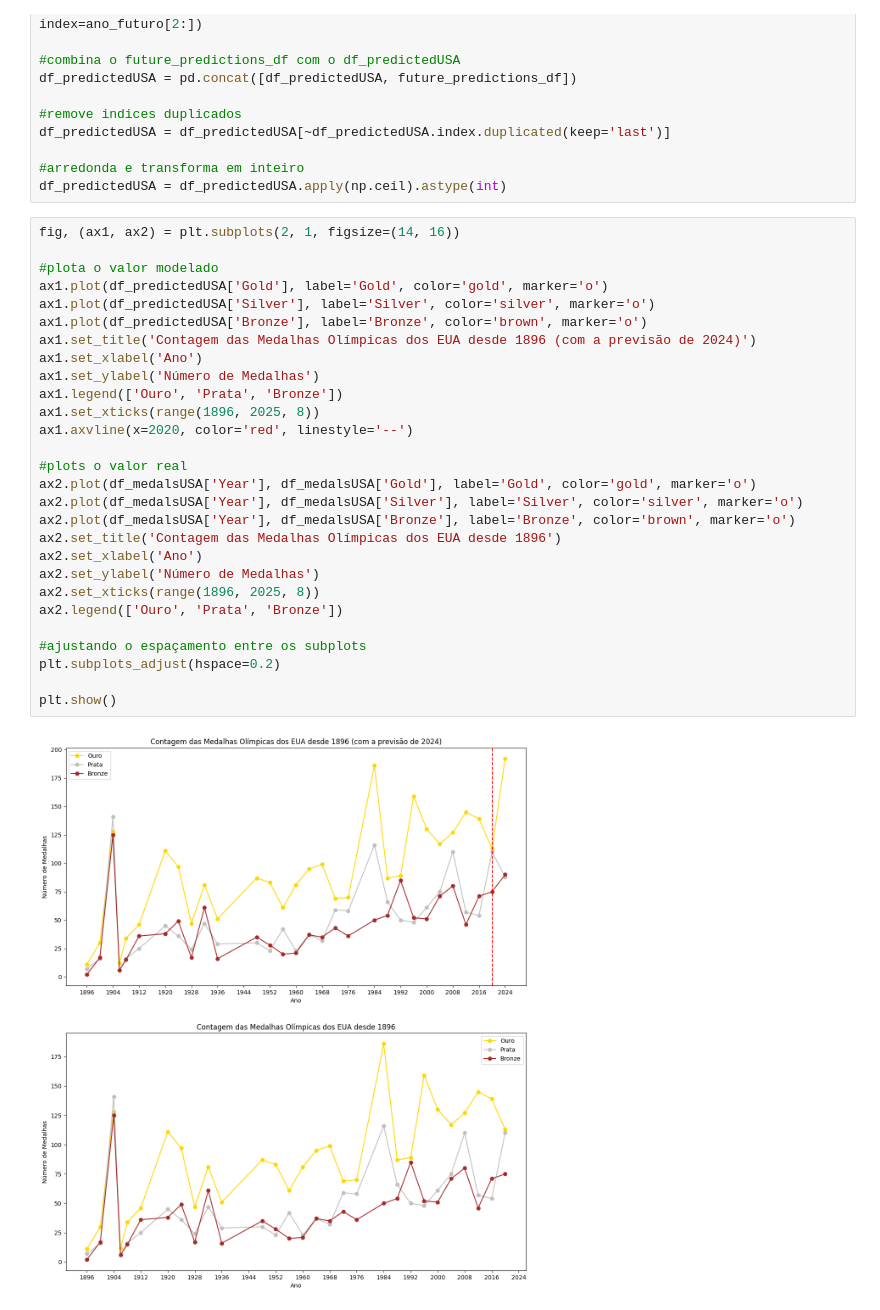
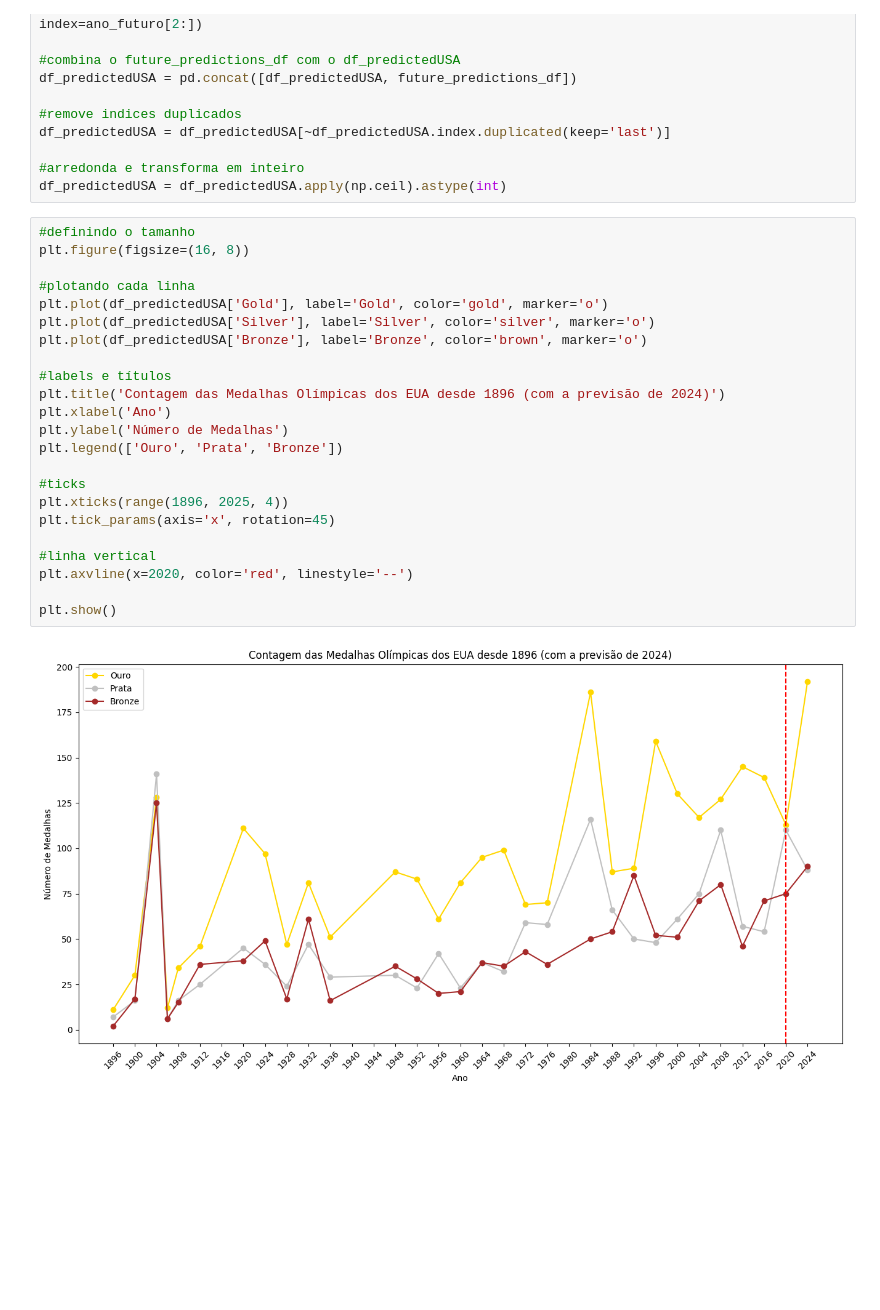
Before and after one commit to thiagonarcizo/formulacao-projetos, a Jupyter notebook: olimpiadas/tratamento.ipynb, the cells around one changed output. Saved outputs shown, nothing was run; the diff lists cells and outputs as text; blank space fills up the shorter version.

```diff
--- a/olimpiadas/tratamento.ipynb
+++ b/olimpiadas/tratamento.ipynb
@@ -514,32 +514,27 @@ df_predictedUSA = df_predictedUSA[~df_predictedUSA.index.duplicated(keep='last')
 #arredonda e transforma em inteiro
 df_predictedUSA = df_predictedUSA.apply(np.ceil).astype(int)
 # %%
-fig, (ax1, ax2) = plt.subplots(2, 1, figsize=(14, 16))
+#definindo o tamanho
+plt.figure(figsize=(16, 8))
 
-#plota o valor modelado
-ax1.plot(df_predictedUSA['Gold'], label='Gold', color='gold', marker='o')
-ax1.plot(df_predictedUSA['Silver'], label='Silver', color='silver', marker='o')
-ax1.plot(df_predictedUSA['Bronze'], label='Bronze', color='brown', marker='o')
-ax1.set_title('Contagem das Medalhas Olímpicas dos EUA desde 1896 (com a previsão de 2024)')
-ax1.set_xlabel('Ano')
-ax1.set_ylabel('Número de Medalhas')
-ax1.legend(['Ouro', 'Prata', 'Bronze'])
-ax1.set_xticks(range(1896, 2025, 8))
-ax1.axvline(x=2020, color='red', linestyle='--')
+#plotando cada linha
+plt.plot(df_predictedUSA['Gold'], label='Gold', color='gold', marker='o')
+plt.plot(df_predictedUSA['Silver'], label='Silver', color='silver', marker='o')
+plt.plot(df_predictedUSA['Bronze'], label='Bronze', color='brown', marker='o')
 
-#plots o valor real
-ax2.plot(df_medalsUSA['Year'], df_medalsUSA['Gold'], label='Gold', color='gold', marker='o')
-ax2.plot(df_medalsUSA['Year'], df_medalsUSA['Silver'], label='Silver', color='silver', marker='o')
-ax2.plot(df_medalsUSA['Year'], df_medalsUSA['Bronze'], label='Bronze', color='brown', marker='o')
-ax2.set_title('Contagem das Medalhas Olímpicas dos EUA desde 1896')
-ax2.set_xlabel('Ano')
-ax2.set_ylabel('Número de Medalhas')
-ax2.set_xticks(range(1896, 2025, 8))
-ax2.legend(['Ouro', 'Prata', 'Bronze'])
+#labels e títulos
+plt.title('Contagem das Medalhas Olímpicas dos EUA desde 1896 (com a previsão de 2024)')
+plt.xlabel('Ano')
+plt.ylabel('Número de Medalhas')
+plt.legend(['Ouro', 'Prata', 'Bronze'])
 
-#ajustando o espaçamento entre os subplots
-plt.subplots_adjust(hspace=0.2)
+#ticks
+plt.xticks(range(1896, 2025, 4))
+plt.tick_params(axis='x', rotation=45)
+
+#linha vertical
+plt.axvline(x=2020, color='red', linestyle='--')
 
 plt.show()
 # %% [output]
-[figure, old version]
+[figure, new version]
```
